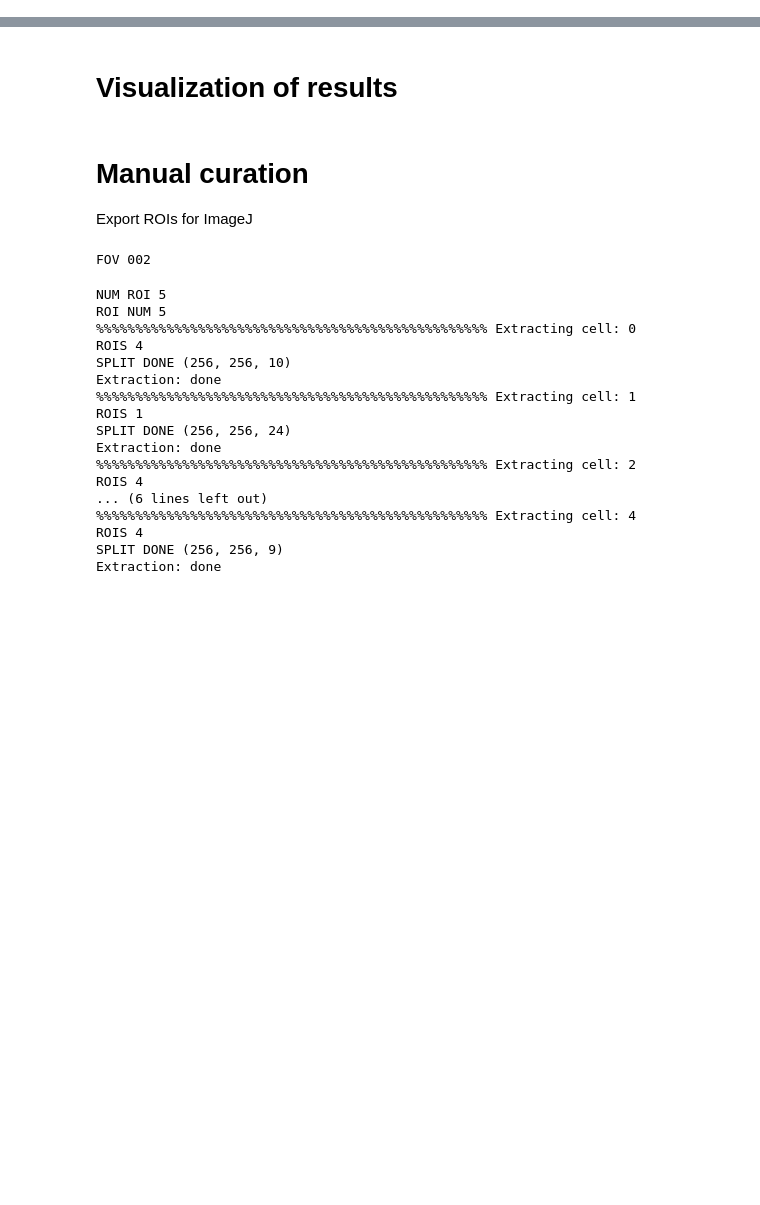
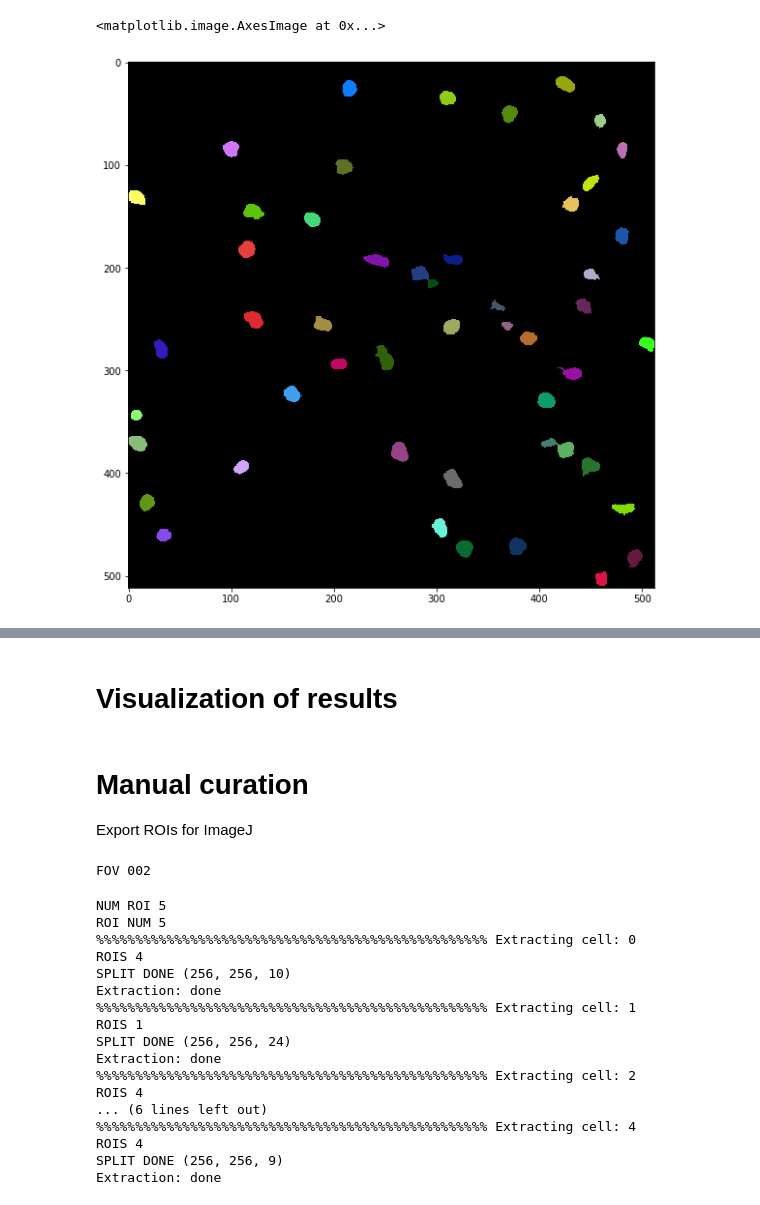
Before and after one commit to jbonato1/ASTRA, a Jupyter notebook: notebook/dev/tdtom/PP_06um/Inference_Pipeline_tdTom_06um.ipynb, the cells around one changed output, grey strips where cells are left out. Saved outputs shown, nothing was run; the diff lists cells and outputs as text; code cells hidden in the pictures; blank space fills up the shorter version.

```diff
--- a/notebook/dev/tdtom/PP_06um/Inference_Pipeline_tdTom_06um.ipynb
+++ b/notebook/dev/tdtom/PP_06um/Inference_Pipeline_tdTom_06um.ipynb
@@ -71,7 +71,7 @@ motion_corr=True
 N=512
 M=512
 
-fov_list = [1]
+fov_list = [5]
 fov_DNN_weights_folder = root_folder+'/weights/dense_up030_set5.pt'
 set_dir=root_folder+'/set5/'
 # %%
@@ -102,7 +102,7 @@ dict_param['threads']=20
 dict_param['BPM_ratio']=4
 
 dict_param['N_pix_st']=50
-dict_param['astr_min']=30
+dict_param['astr_min']=50
 
 dict_param['th1_p']=.25
 dict_param['th2_p']=.1
@@ -120,6 +120,7 @@ dict_param['init_th'] = 0.5
 
 # dict_param['corr_int'] =16
 max_min = dict_param['max_min']
+dict_param['decr_th'] = 7.333333333333333*25
 dict_param
 # %% [output]
 {'list': [0, 54, 108, 162, 216, 270, 324, 378, 432],
@@ -1005,0 +1080,34 @@ plt.imshow(Res_1)
+# %%
+#exp
+
+def wat(thresh):
+    N,M = thresh.shape
+    out = np.zeros((N,M,2))
+    # compute the exact Euclidean distance from every binary
+    # pixel to the nearest zero pixel, then find peaks in this
+    # distance map
+    D = ndimage.distance_transform_edt(thresh)
+    localMax = peak_local_max(D, indices=False, min_distance=5,labels=thresh)
+    # perform a connected component analysis on the local peaks,
+    # using 8-connectivity, then appy the Watershed algorithm
+    markers = ndimage.label(localMax, structure=np.ones((3, 3)))[0]
+    labels = watershed(-D, markers, mask=thresh)
+
+    print("[INFO] {} unique segments found".format(len(np.unique(labels)) - 1))
+    A,B = np.unique(labels,return_counts=True)
+    print(A,B)
+    index = np.argmax(B[1:])
+    print('index',A[index+1])
+    # loop over the unique labels returned by the Watershed
+    # algorithm
+    mask = np.zeros((512,512,3), dtype="uint8")
+    max_area = 0
+    for label in np.unique(labels):
+        if label == 0:
+            continue
+        elif label ==A[index+1]:
+            out[labels == label,0]=1
+        else:
+            out[labels == label,1]=1
+
+    return out
@@ -1005,0 +1186,6 @@ plt.imshow(Res_1)
+# %%
+plt.figure(figsize=(10,10))
+plt.imshow(mask.astype(np.uint8))
+# %% [output]
+<matplotlib.image.AxesImage at 0x...>
+[figure, added]
```
Also changed, not shown: parts of 12 cells of this notebook, 3 other files.
